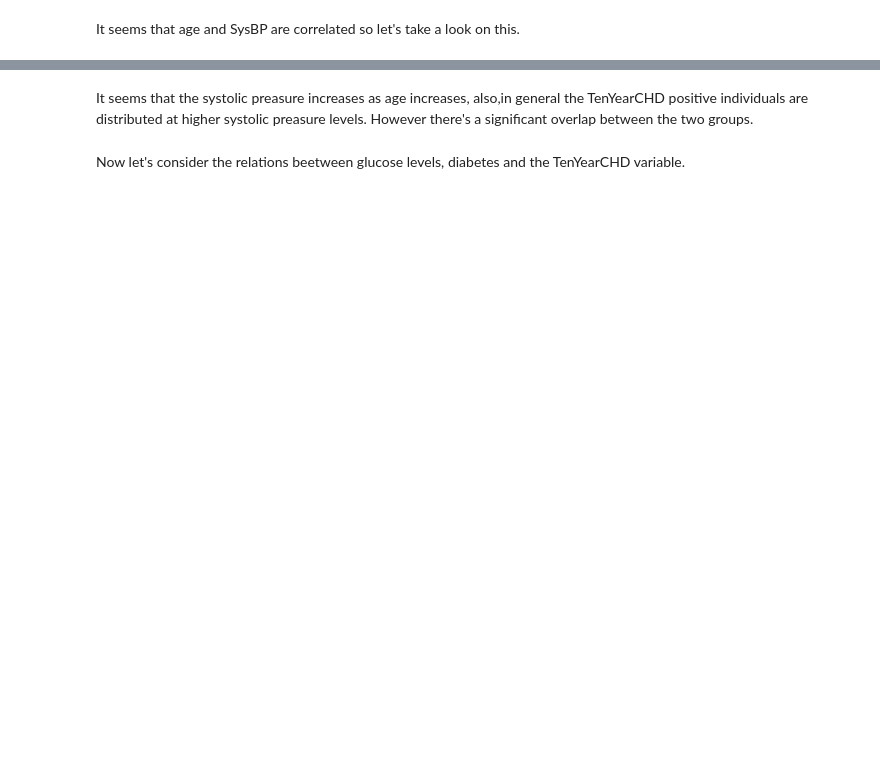
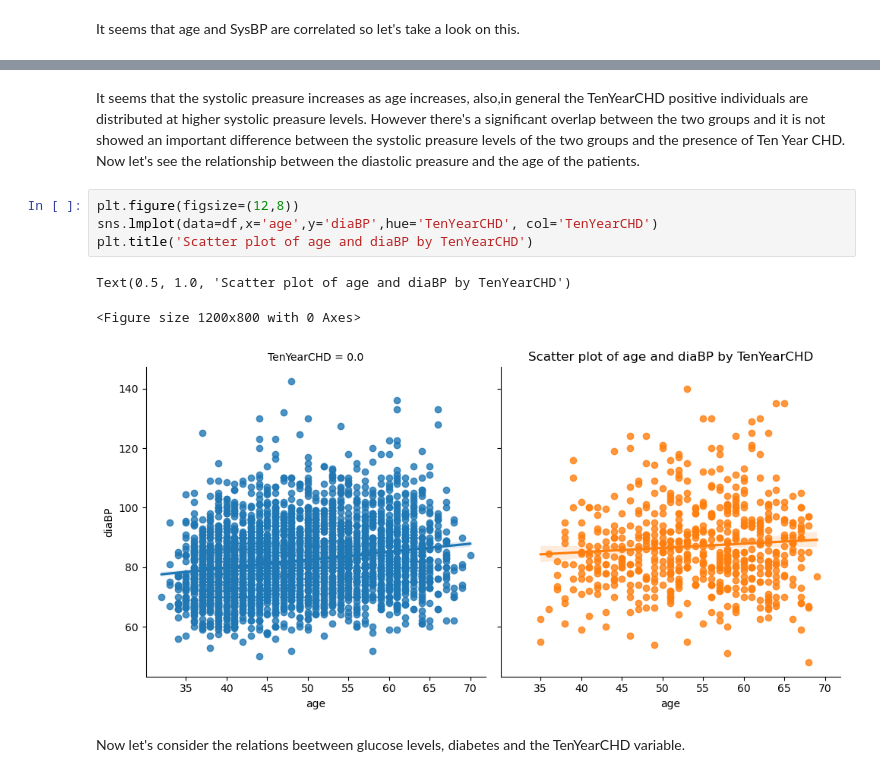
Before and after one commit to Fermazate/Heart-Disease-Prediction, a Jupyter notebook: notebooks/02_post_data_exploration.ipynb, the cells around one changed output, grey strips where cells are left out. Saved outputs shown, nothing was run; the diff lists cells and outputs as text; blank space fills up the shorter version.

```diff
--- a/notebooks/02_post_data_exploration.ipynb
+++ b/notebooks/02_post_data_exploration.ipynb
@@ -96,5 +110,14 @@ plt.show()
 # %% [markdown]
-It seems that the systolic preasure increases as age increases, also,in general the TenYearCHD positive individuals are distributed at higher systolic preasure levels. However there's a significant overlap between the two groups.
+It seems that the systolic preasure increases as age increases, also,in general the TenYearCHD positive individuals are distributed at higher systolic preasure levels. However there's a significant overlap between the two groups and it is not showed an important difference between the systolic preasure levels of the two groups and the presence of Ten Year CHD.
+Now let's see the relationship between the diastolic preasure and the age of the patients.
+# %%
+plt.figure(figsize=(12,8))
+sns.lmplot(data=df,x='age',y='diaBP',hue='TenYearCHD', col='TenYearCHD')
+plt.title('Scatter plot of age and diaBP by TenYearCHD')
+# %% [output]
+Text(0.5, 1.0, 'Scatter plot of age and diaBP by TenYearCHD')
+<Figure size 1200x800 with 0 Axes>
+[figure, added]
 # %% [markdown]
 Now let's consider the relations beetween glucose levels, diabetes and the TenYearCHD variable.
 # %%
```
Also changed, not shown: parts of 9 cells of this notebook, 4 other files.
